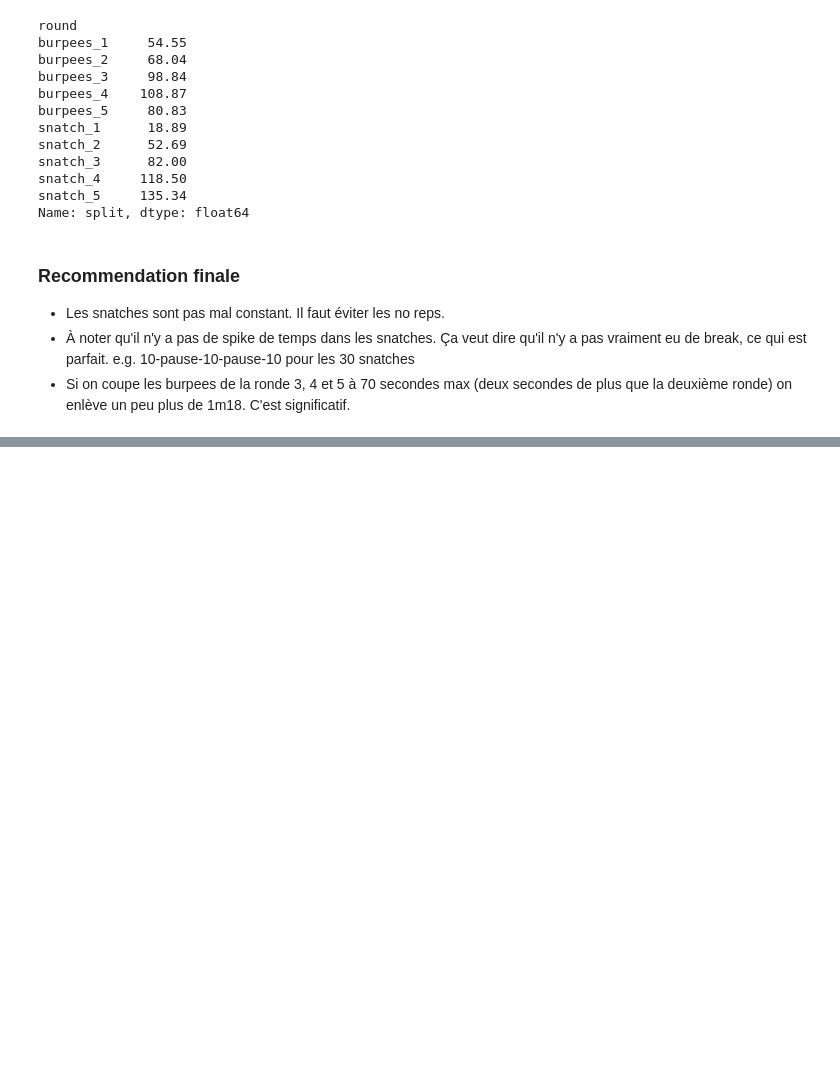
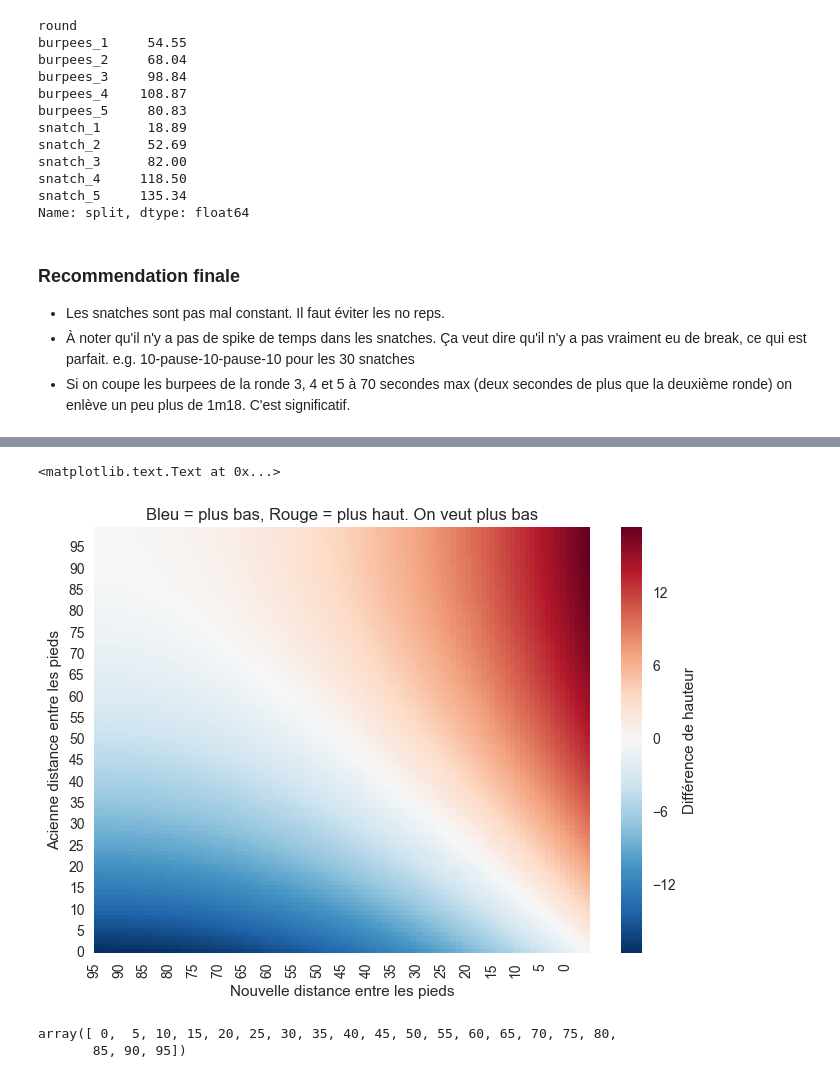
Before and after one commit to atremblay/AMRAP, a Jupyter notebook: Opens2017/17.1/Jo_Cayer/Jonathan Cayer.ipynb, the cells around one changed output, grey strips where cells are left out. Saved outputs shown, nothing was run; the diff lists cells and outputs as text; code cells hidden in the pictures; blank space fills up the shorter version.

```diff
--- a/Opens2017/17.1/Jo_Cayer/Jonathan Cayer.ipynb
+++ b/Opens2017/17.1/Jo_Cayer/Jonathan Cayer.ipynb
@@ -149,0 +171,17 @@ Name: split, dtype: float64
+# %%
+g = sns.heatmap(DataFrame(y[:,np.newaxis]-y), cbar_kws={'label': 'Différence de hauteur'})
+g.set_xticks(np.arange(0,100,5))
+g.set_xticklabels(np.arange(0,100,5)[::-1])
+g.set_xlabel("Nouvelle distance entre les pieds")
+g.set_yticks(np.arange(0,100,5))
+g.set_yticklabels(np.arange(0,100,5))
+g.set_ylabel("Acienne distance entre les pieds")
+g.set_title("Bleu = plus bas, Rouge = plus haut. On veut plus bas")
+# %% [output]
+<matplotlib.text.Text at 0x...>
+[figure, added]
+# %%
+np.arange(0,100,5)
+# %% [output]
+array([ 0,  5, 10, 15, 20, 25, 30, 35, 40, 45, 50, 55, 60, 65, 70, 75, 80,
+       85, 90, 95])
```
Also changed, not shown: parts of 8 cells of this notebook, 4 other files.
